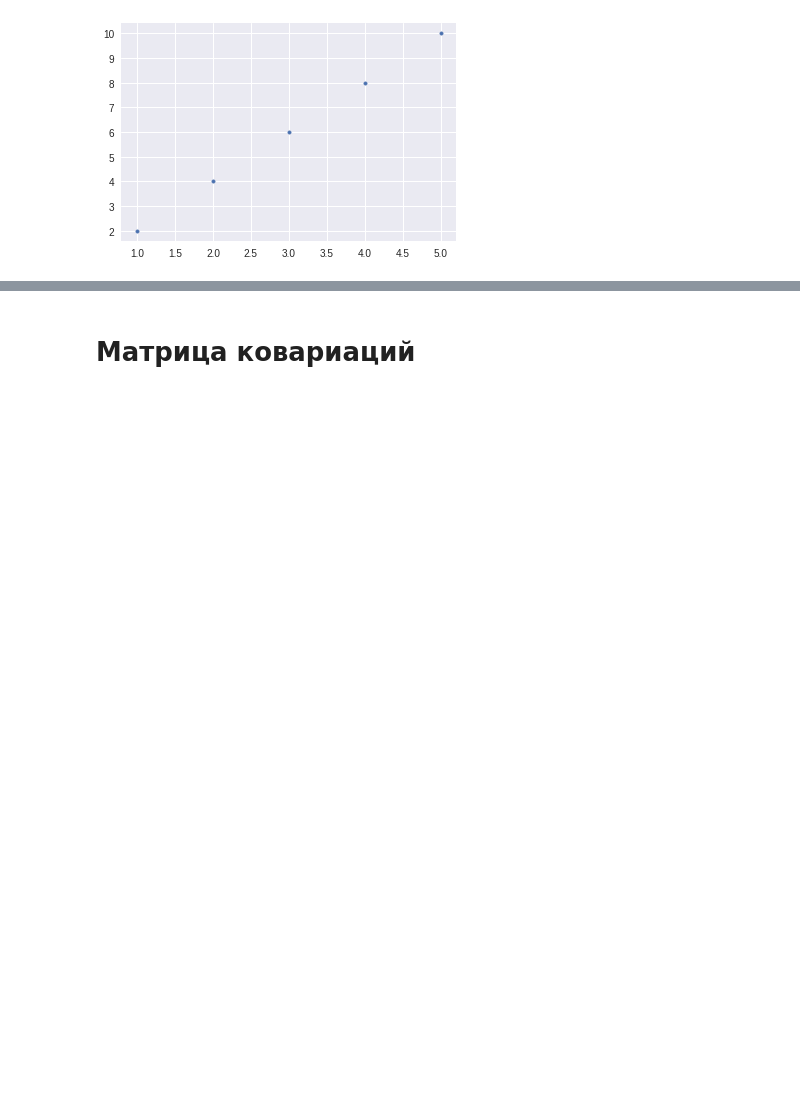
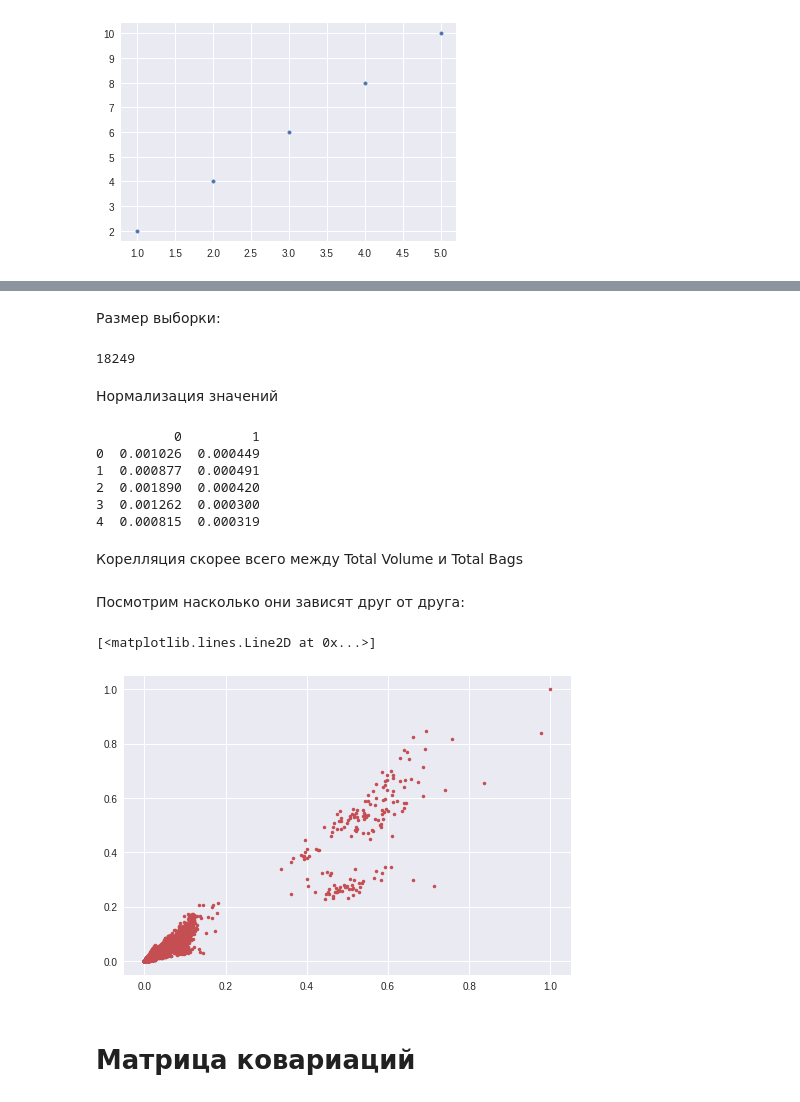
Before and after one commit to yustiks/statistics_in_python, a Jupyter notebook: stochastic_variables.ipynb, the cells around one changed output, grey strips where cells are left out. Saved outputs shown, nothing was run; the diff lists cells and outputs as text; code cells hidden in the pictures; blank space fills up the shorter version.

```diff
--- a/stochastic_variables.ipynb
+++ b/stochastic_variables.ipynb
@@ -143,0 +190,5 @@ print(corr)
+# %%
+import io
+import requests
+url="http://yustiks.ru/avocado.csv"
+df=pd.read_csv(url)
@@ -144,3 +206,37 @@ print(corr)
+# %% [markdown]
+Размер выборки:
+# %%
+len(df)
+# %% [output]
+18249
+# %% [markdown]
+Нормализация значений
+# %%
+from sklearn import preprocessing
+min_max_scaler = preprocessing.MinMaxScaler(feature_range=(0,1))
+
+np_scaled = min_max_scaler.fit_transform(df[['Total Volume', 'Total Bags']])
+df_norm = pd.DataFrame(np_scaled)
+print(df_norm[:5])
+# %% [output]
+          0         1
+0  0.001026  0.000449
+1  0.000877  0.000491
+2  0.001890  0.000420
+3  0.001262  0.000300
+4  0.000815  0.000319
+# %% [markdown]
+Корелляция скорее всего между Total Volume и Total Bags
+# %%
+volume = df_norm[0]
+bags = df_norm[1]
+# %% [markdown]
+Посмотрим насколько они зависят друг от друга:
+# %%
+plt.plot(volume, bags, 'r.')
+# %% [output]
+[<matplotlib.lines.Line2D at 0x...>]
+[figure, added]
 # %% [markdown]
 # Матрица ковариаций
 # %%
```
Also changed, not shown: parts of 8 cells of this notebook.
